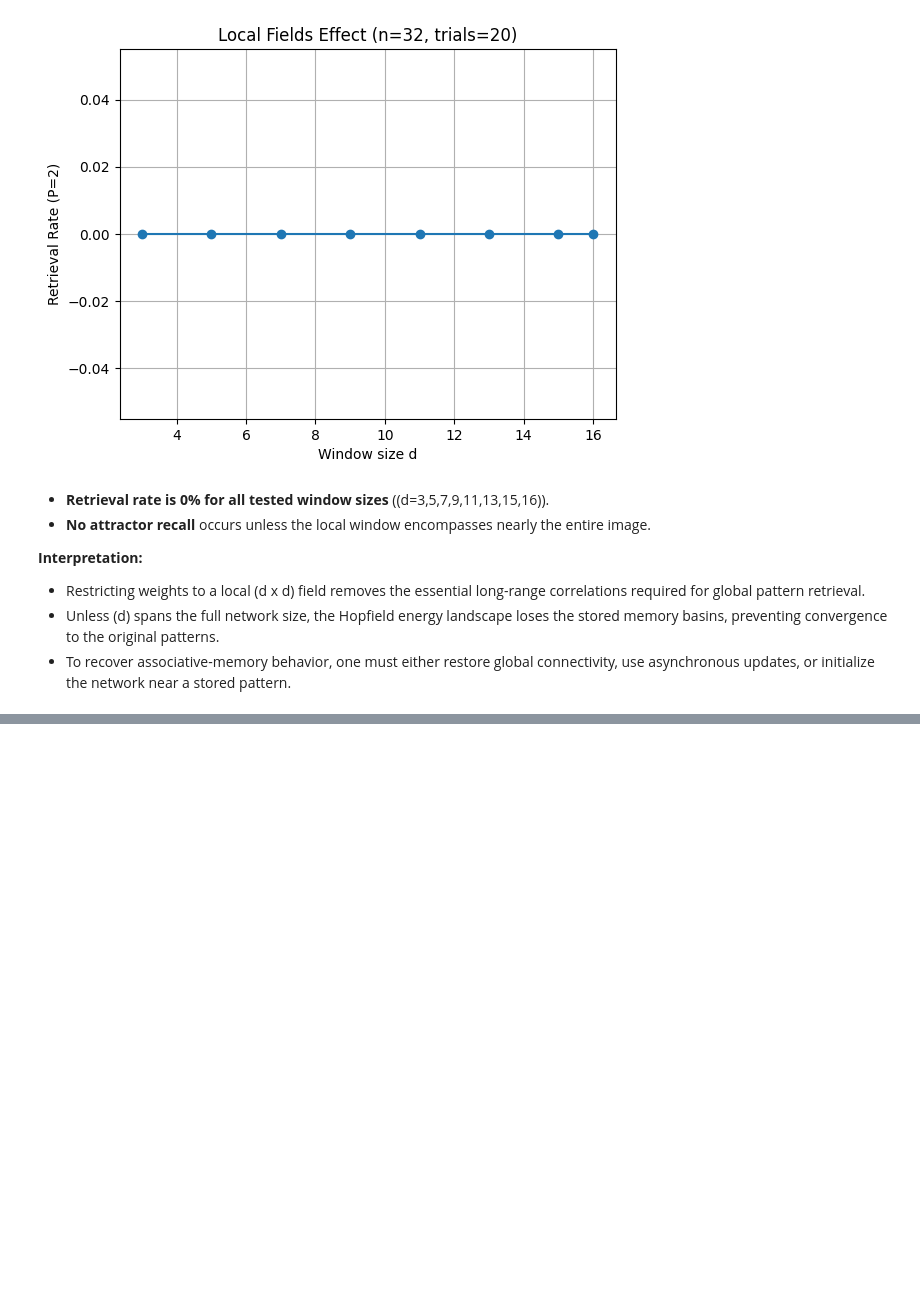
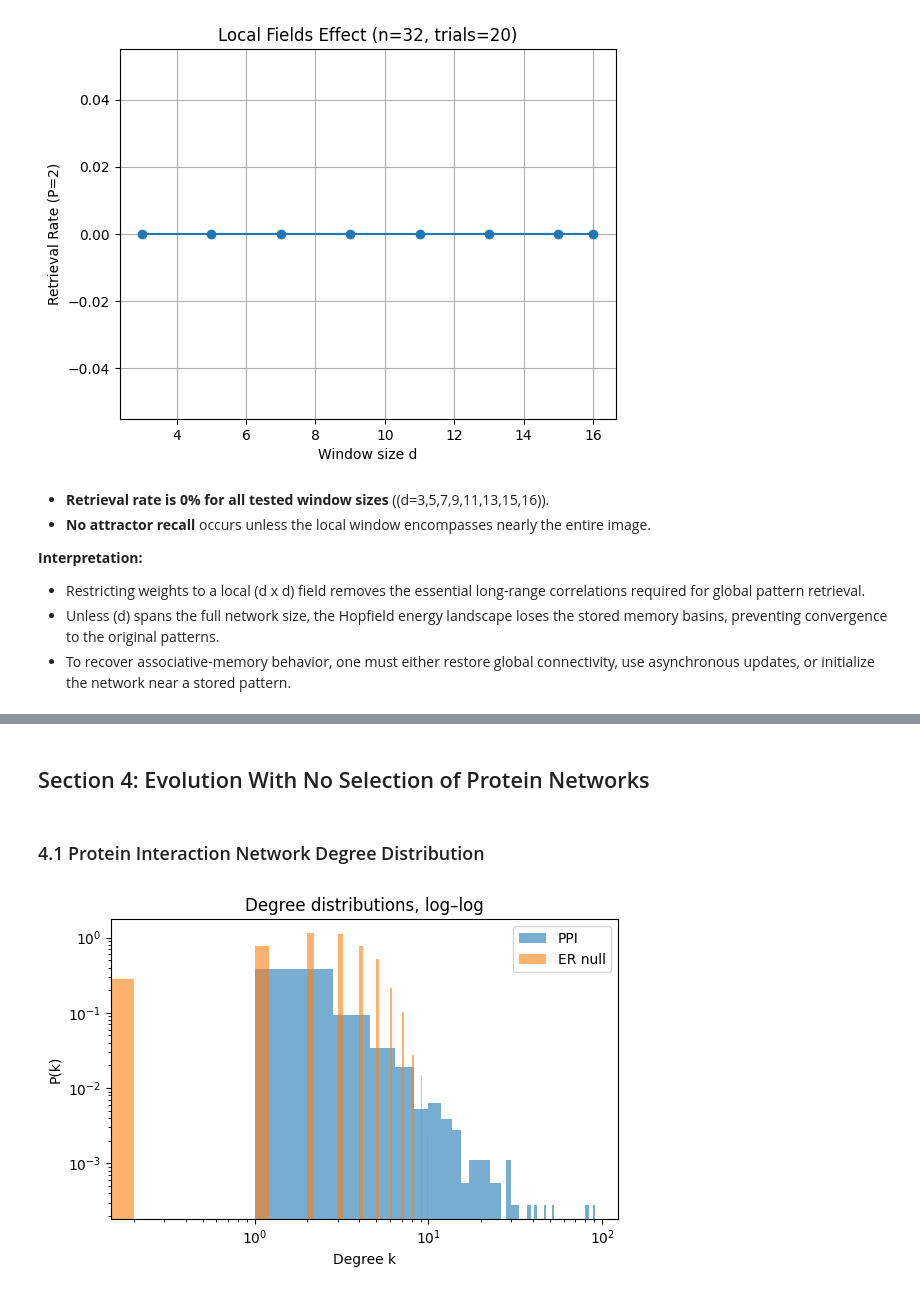
Before and after one commit to galcesana/Dynamics--Networks---Computation, a Jupyter notebook: ex3/ex3.ipynb, the cells around one changed output, grey strips where cells are left out. Drawn from its saved outputs; the diff is of its cells as text; code cells hidden in the pictures; blank space fills up the shorter version.

```diff
--- a/ex3/ex3.ipynb
+++ b/ex3/ex3.ipynb
@@ -342,0 +399,33 @@ d=16: local-field retrieval rate=0.00
+# %% [markdown]
+## Section 4: Evolution With No Selection of Protein Networks
+# %% [markdown]
+### 4.1 Protein Interaction Network Degree Distribution
+# %%
+import networkx as nx
+import matplotlib.pyplot as plt
+
+# --- 4.1 Load network ---
+G_ppi = nx.read_edgelist(
+    'protein.edgelist.txt',
+    delimiter='\t',
+    nodetype=int,
+    create_using=nx.Graph()
+)
+# Compute degree sequence
+degrees_ppi = [d for _, d in G_ppi.degree()]
+
+# Null model: Erdős–Rényi random graph
+n, m = G_ppi.number_of_nodes(), G_ppi.number_of_edges()
+G_er = nx.gnm_random_graph(n, m)
+degrees_er = [d for _, d in G_er.degree()]
+
+# Plotting
+plt.figure(figsize=(6, 4))
+plt.hist(degrees_ppi, bins=50, density=True, alpha=0.6, label='PPI')
+plt.hist(degrees_er, bins=50, density=True, alpha=0.6, label='ER null')
+plt.xscale('log'); plt.yscale('log')
+plt.xlabel('Degree k'); plt.ylabel('P(k)')
+plt.title('Degree distributions, log–log')
+plt.legend(); plt.tight_layout(); plt.show()
+# %% [output]
+[figure, added]
```
Also changed, not shown: parts of 13 cells of this notebook, 1 other file.
